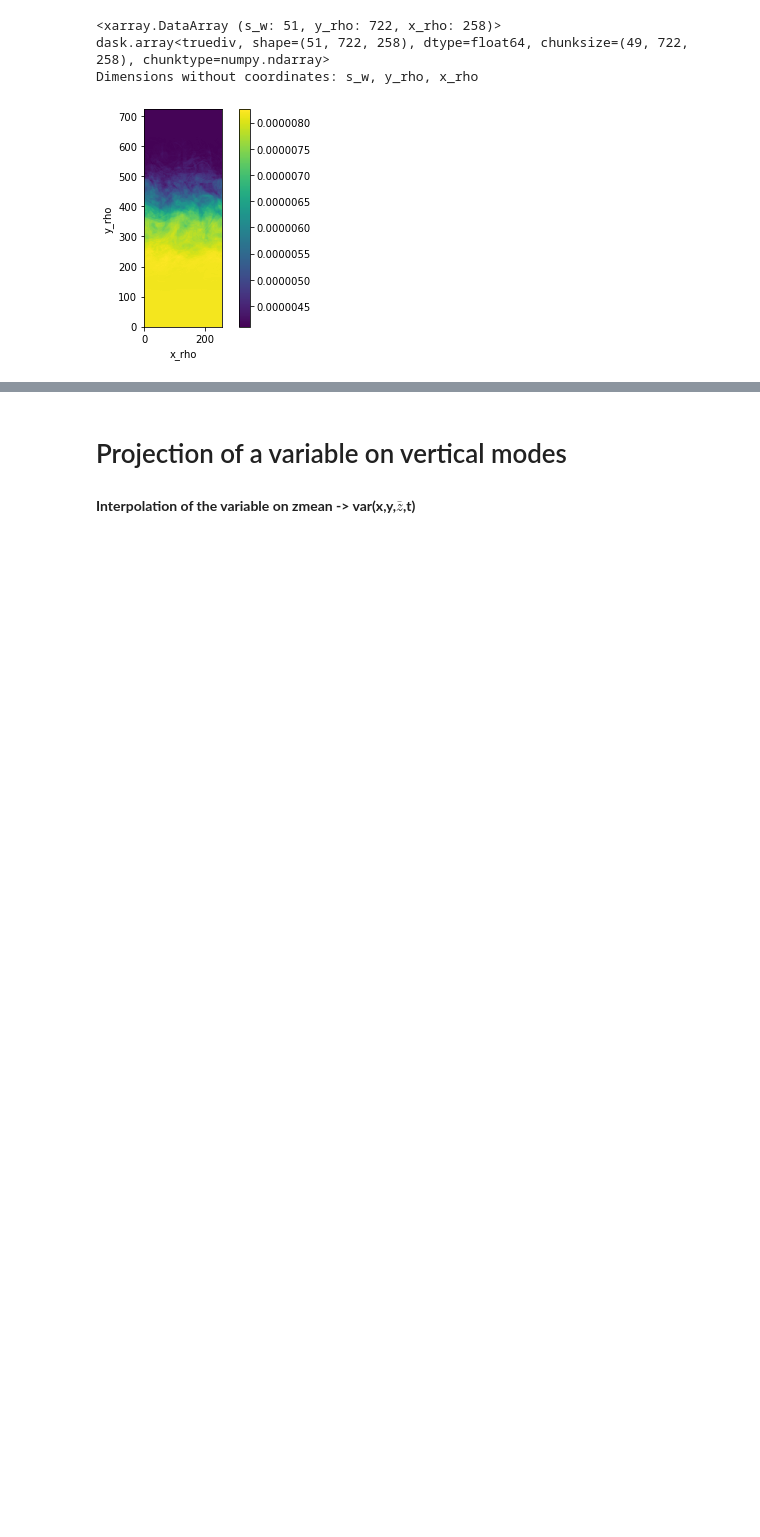
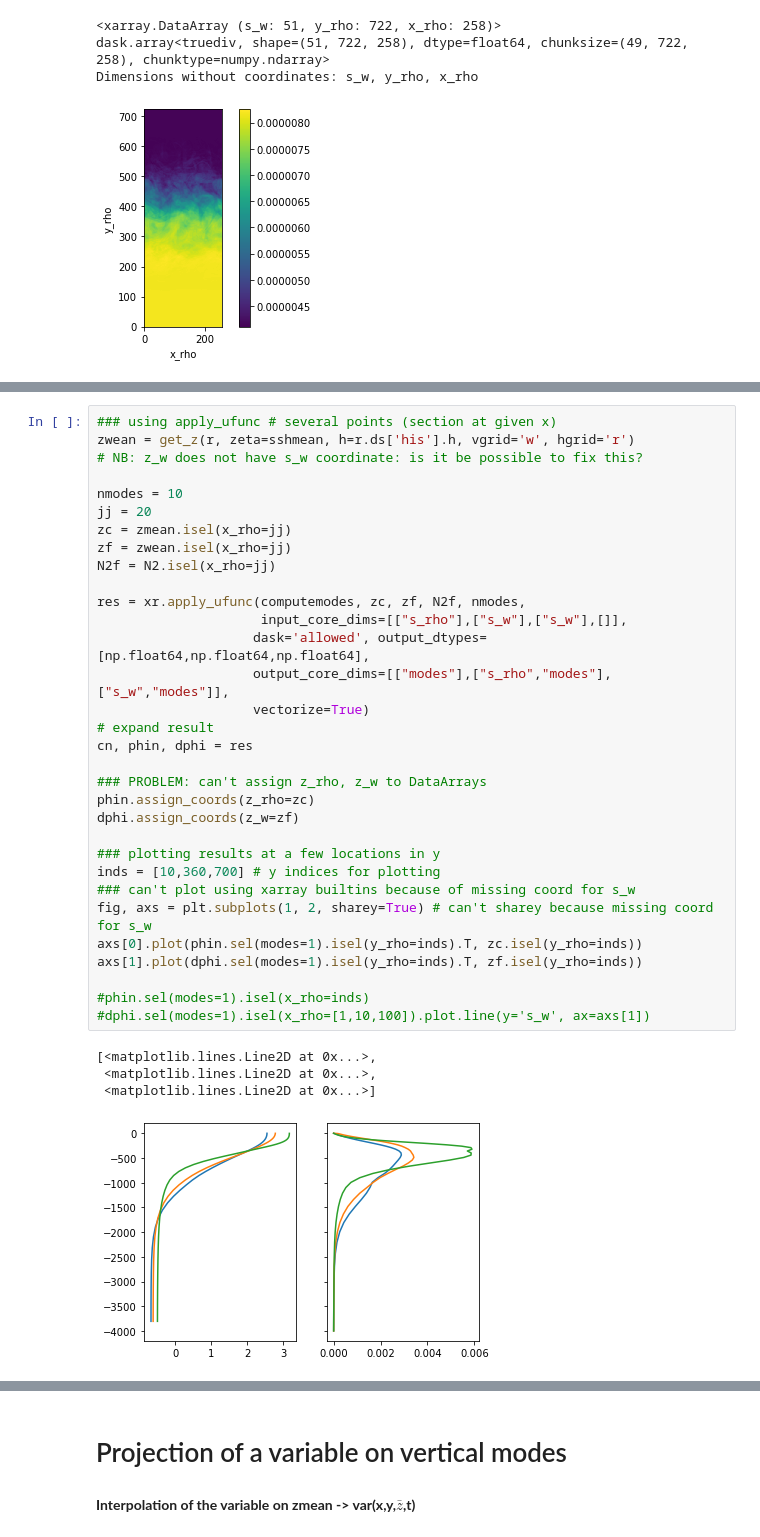
Before and after one commit to slgentil/croco, a Jupyter notebook: tutorials/proj_modes.ipynb, the cells around one changed output, grey strips where cells are left out. Cells and saved outputs as stored; diff of their text form; blank space fills up the shorter version.

Commit message:
first try with eigenmodes calculation. Took Michael's routine and call it with apply_ufunc. Working but a few issues need to be adressed (eg multiple outputs vs parallel computing)

```diff
--- a/tutorials/proj_modes.ipynb
+++ b/tutorials/proj_modes.ipynb
@@ -217,0 +278,37 @@ Dimensions without coordinates: s_w, y_rho, x_rho
+# %%
+### using apply_ufunc # several points (section at given x)
+zwean = get_z(r, zeta=sshmean, h=r.ds['his'].h, vgrid='w', hgrid='r')
+# NB: z_w does not have s_w coordinate: is it be possible to fix this?
+
+nmodes = 10
+jj = 20
+zc = zmean.isel(x_rho=jj)
+zf = zwean.isel(x_rho=jj)
+N2f = N2.isel(x_rho=jj)
+
+res = xr.apply_ufunc(computemodes, zc, zf, N2f, nmodes,
+                     input_core_dims=[["s_rho"],["s_w"],["s_w"],[]],
+                    dask='allowed', output_dtypes=[np.float64,np.float64,np.float64],
+                    output_core_dims=[["modes"],["s_rho","modes"],["s_w","modes"]],
+                    vectorize=True)
+# expand result
+cn, phin, dphi = res
+
+### PROBLEM: can't assign z_rho, z_w to DataArrays
+phin.assign_coords(z_rho=zc)
+dphi.assign_coords(z_w=zf)
+
+### plotting results at a few locations in y
+inds = [10,360,700] # y indices for plotting
+### can't plot using xarray builtins because of missing coord for s_w
+fig, axs = plt.subplots(1, 2, sharey=True) # can't sharey because missing coord for s_w
+axs[0].plot(phin.sel(modes=1).isel(y_rho=inds).T, zc.isel(y_rho=inds))
+axs[1].plot(dphi.sel(modes=1).isel(y_rho=inds).T, zf.isel(y_rho=inds))
+
+#phin.sel(modes=1).isel(x_rho=inds)
+#dphi.sel(modes=1).isel(x_rho=[1,10,100]).plot.line(y='s_w', ax=axs[1])
+# %% [output]
+[<matplotlib.lines.Line2D at 0x...>,
+ <matplotlib.lines.Line2D at 0x...>,
+ <matplotlib.lines.Line2D at 0x...>]
+[figure, added]
```
Also changed, not shown: parts of 9 cells of this notebook.
